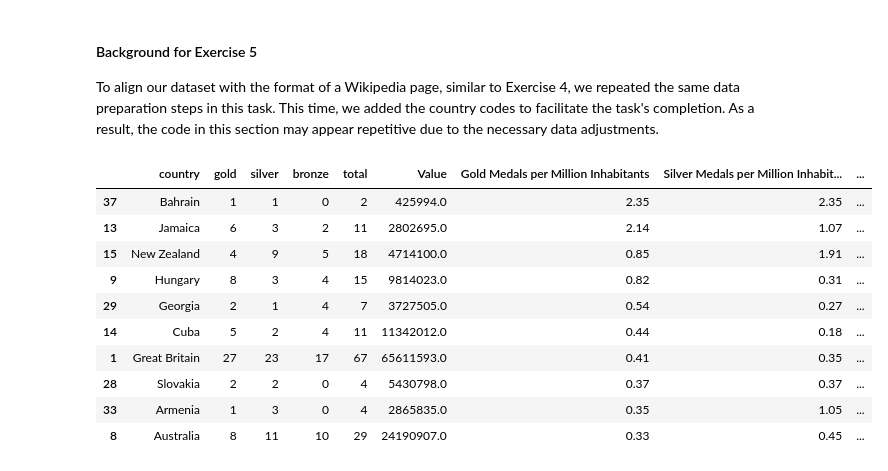
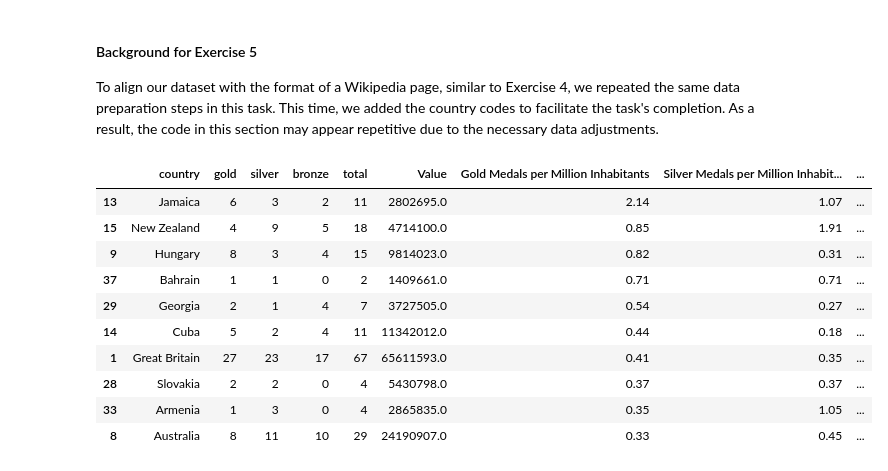
Before and after one commit to MartinDieCooleSocke420/1sem_tools_and_programming, a Jupyter notebook: assignment/Brinkmann_Brucker.ipynb, the cells around one changed output. Cells and saved outputs as stored; diff of their text form; code cells hidden in the pictures.

```diff
--- a/assignment/Brinkmann_Brucker.ipynb
+++ b/assignment/Brinkmann_Brucker.ipynb
@@ -362,16 +362,9 @@ transformed_data = []
 # Iterate through the data and extract the relevant fields
 for entry in data:
     transformed_entry = {
-        'Indicator ID': entry['indicator']['id'],
-        'Indicator Value': entry['indicator']['value'],
-        'Country ID': entry['country']['id'],
-        'Country Value': entry['country']['value'],
+        'Country Value': entry['country'],
         'Country ISO3 Code': entry['countryiso3code'],
-        'Date': entry['date'],
         'Value': entry['value'],
-        'Unit': entry['unit'],
-        'Obs Status': entry['obs_status'],
-        'Decimal': entry['decimal']
     }
     transformed_data.append(transformed_entry)
 
@@ -390,6 +383,9 @@ medal_table = rio_2016_data.copy()
 
 # For team events, remove duplicate rows and keep one representative row for each event
 medal_table.drop_duplicates(subset=['sport', 'discipline', 'medal', "country"], keep='first', inplace=True)
+
+# Since the country code for Bahrain is BRN, replace it with BHR to match the country code in the ISO
+medal_table.loc[medal_table["country_code"] == "BRN", "country_code"] = "BHR"
 
 # Create columns for gold, silver, and bronze medals with initial values of 0
 medal_table['gold'] = 0
@@ -397,37 +393,37 @@ medal_table['silver'] = 0
 medal_table['bronze'] = 0
 
 # Assign medals based on medal positions
 medal_table.loc[medal_table['medal'] == 'Gold', 'gold'] = 1
 medal_table.loc[medal_table['medal'] == 'Silver', 'silver'] = 1
 medal_table.loc[medal_table['medal'] == 'Bronze', 'bronze'] = 1
 
 # Group the data by country and country_code and calculate the sum of gold, silver, and bronze medals
 medal_table = medal_table.groupby(['country', 'country_code']).agg({'gold': 'sum', 'silver': 'sum', 'bronze': 'sum'}).reset_index()
 
 # Calculate total medals for each country
 medal_table['total'] = medal_table['gold'] + medal_table['silver'] + medal_table['bronze']
 
 # Sort the medal table by gold, silver, and bronze medals in descending order
 medal_table.sort_values(['gold', 'silver', 'bronze'], ascending=[False, False, False], inplace=True)
 
 df = df[["Country ISO3 Code","Value"]]
 
 merged2016 = medal_table.merge(df, left_on="country_code", right_on="Country ISO3 Code")
 
 merged2016['Gold Medals per Million Inhabitants'] = (merged2016['gold'] / (merged2016['Value'] / 1000000)).round(2)
 merged2016['Silver Medals per Million Inhabitants'] = (merged2016['silver'] / (merged2016['Value'] / 1000000)).round(2)
 merged2016['Bronze Medals per Million Inhabitants'] = (merged2016['bronze'] / (merged2016['Value'] / 1000000)).round(2)
 merged2016['Total Medals per Million Inhabitants'] = (merged2016['total'] / (merged2016['Value'] / 1000000)).round(2)
 
 sorted_data = merged2016.sort_values('Gold Medals per Million Inhabitants', ascending=False)
 
 merged2016.sort_values(['Gold Medals per Million Inhabitants', 'Silver Medals per Million Inhabitants', 'Bronze Medals per Million Inhabitants'], ascending=False).head(10).drop(columns=['Country ISO3 Code', 'country_code'])
 # %% [output]
 |  | country | gold | silver | bronze | total | Value | Gold Medals per Million Inhabitants | Silver Medals per Million Inhabit... | ... |
-| 37 | Bahrain | 1 | 1 | 0 | 2 | 425994.0 | 2.35 | 2.35 | ... |
 | 13 | Jamaica | 6 | 3 | 2 | 11 | 2802695.0 | 2.14 | 1.07 | ... |
 | 15 | New Zealand | 4 | 9 | 5 | 18 | 4714100.0 | 0.85 | 1.91 | ... |
 | 9 | Hungary | 8 | 3 | 4 | 15 | 9814023.0 | 0.82 | 0.31 | ... |
+| 37 | Bahrain | 1 | 1 | 0 | 2 | 1409661.0 | 0.71 | 0.71 | ... |
 | 29 | Georgia | 2 | 1 | 4 | 7 | 3727505.0 | 0.54 | 0.27 | ... |
 | 14 | Cuba | 5 | 2 | 4 | 11 | 11342012.0 | 0.44 | 0.18 | ... |
 | 1 | Great Britain | 27 | 23 | 17 | 67 | 65611593.0 | 0.41 | 0.35 | ... |
```
